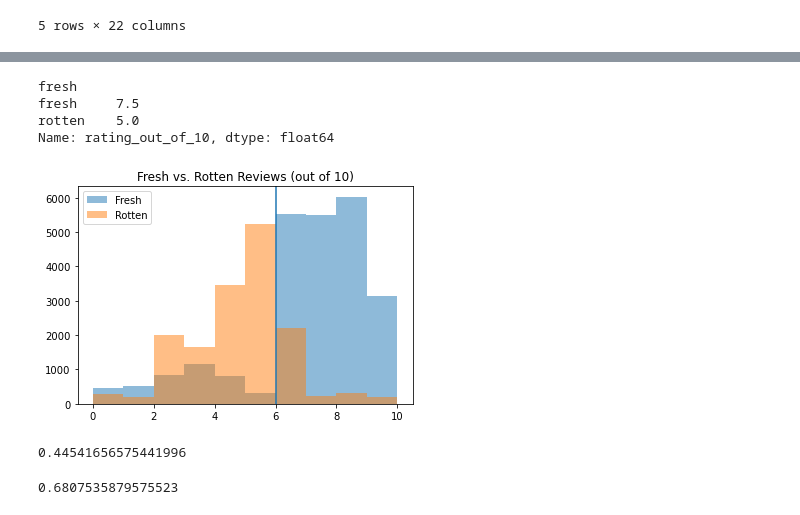
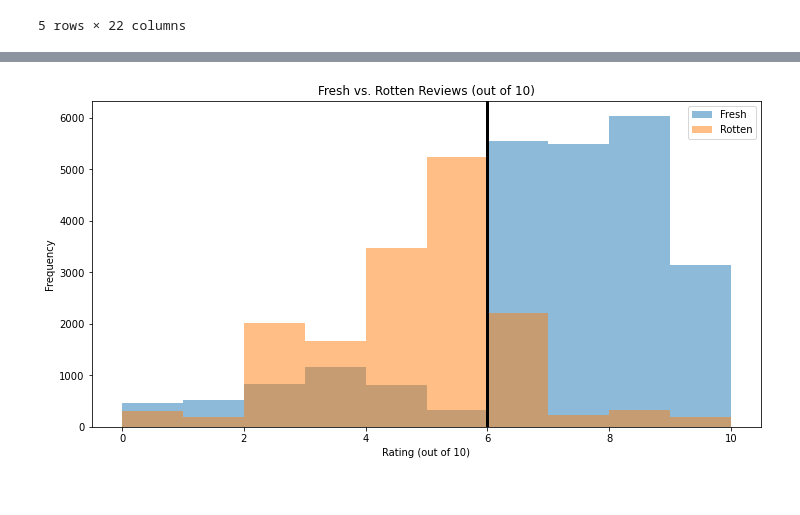
Before and after one commit to cLineman/CapStoneProject, a Jupyter notebook: NateNetznik.ipynb, the cells around one changed output, grey strips where cells are left out. Drawn from its saved outputs; the diff is of its cells as text; code cells hidden in the pictures.

```diff
--- a/NateNetznik.ipynb
+++ b/NateNetznik.ipynb
@@ -398,27 +247,14 @@ movieJoinGross
-# %%
-rotten_tomatoes.groupby('fresh')['rating_out_of_10'].median()
-# %% [output]
-fresh
-fresh     7.5
-rotten    5.0
-Name: rating_out_of_10, dtype: float64
 # %%
 fresh_reviews = rotten_tomatoes.loc[rotten_tomatoes['fresh'] == 'fresh']
 rotten_reviews = rotten_tomatoes.loc[rotten_tomatoes['fresh'] == 'rotten']
 # %%
-fig, ax = plt.subplots()
+fig, ax = plt.subplots(figsize=(12,6))
 ax.hist(fresh_reviews['rating_out_of_10'], alpha=0.5)
 ax.hist(rotten_reviews['rating_out_of_10'], alpha=0.5)
 ax.set_title("Fresh vs. Rotten Reviews (out of 10)")
+ax.set_xlabel("Rating (out of 10)")
+ax.set_ylabel("Frequency")
 ax.legend(['Fresh','Rotten'])
-plt.axvline(x=6);
+plt.axvline(x=6, color='black', lw=3);
 # %% [output]
-[figure, old version]
+[figure, new version]
-# %%
-len(fresh_reviews.loc[fresh_reviews['rating_out_of_10'] >= 6.5])/len(fresh_reviews)
-# %% [output]
-0.44541656575441996
-# %%
-len(rotten_reviews.loc[rotten_reviews['rating_out_of_10'] < 6.5])/len(rotten_reviews)
-# %% [output]
-0.6807535879575523
```
Also changed, not shown: parts of 83 cells of this notebook.
